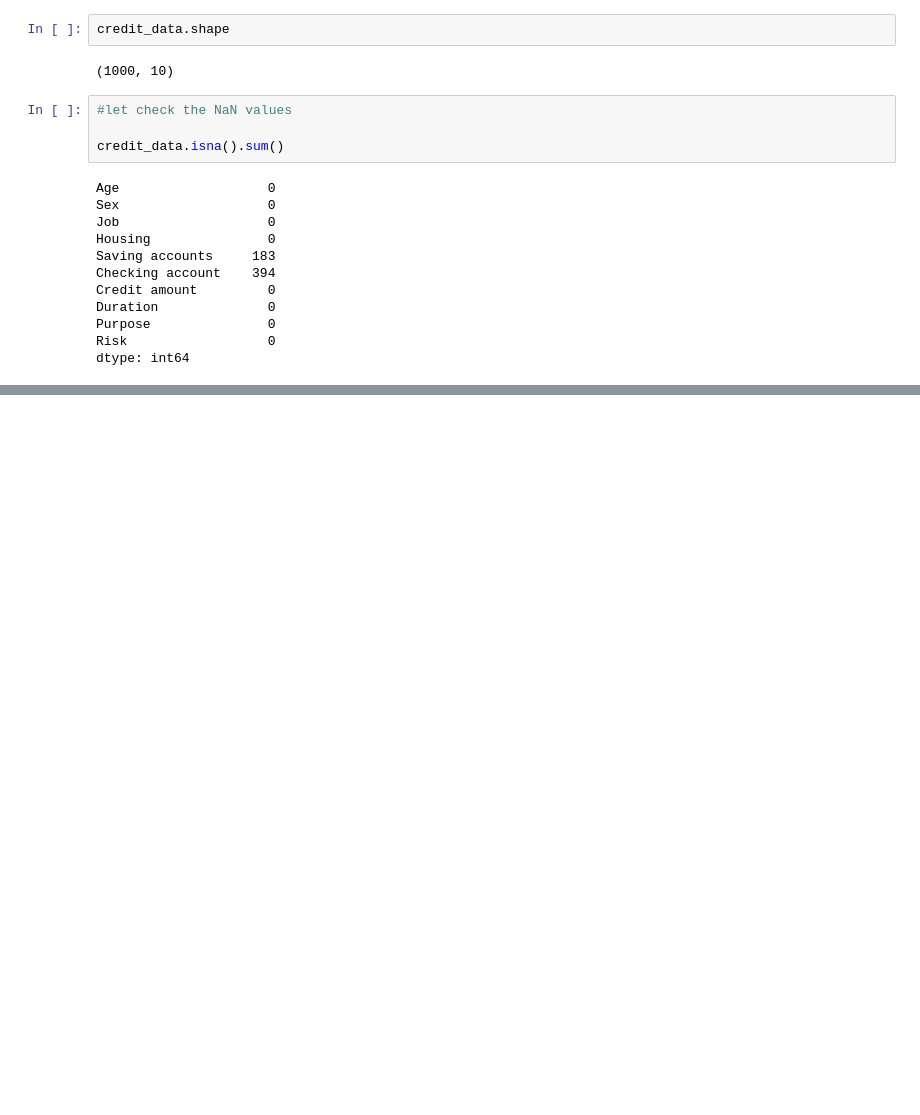
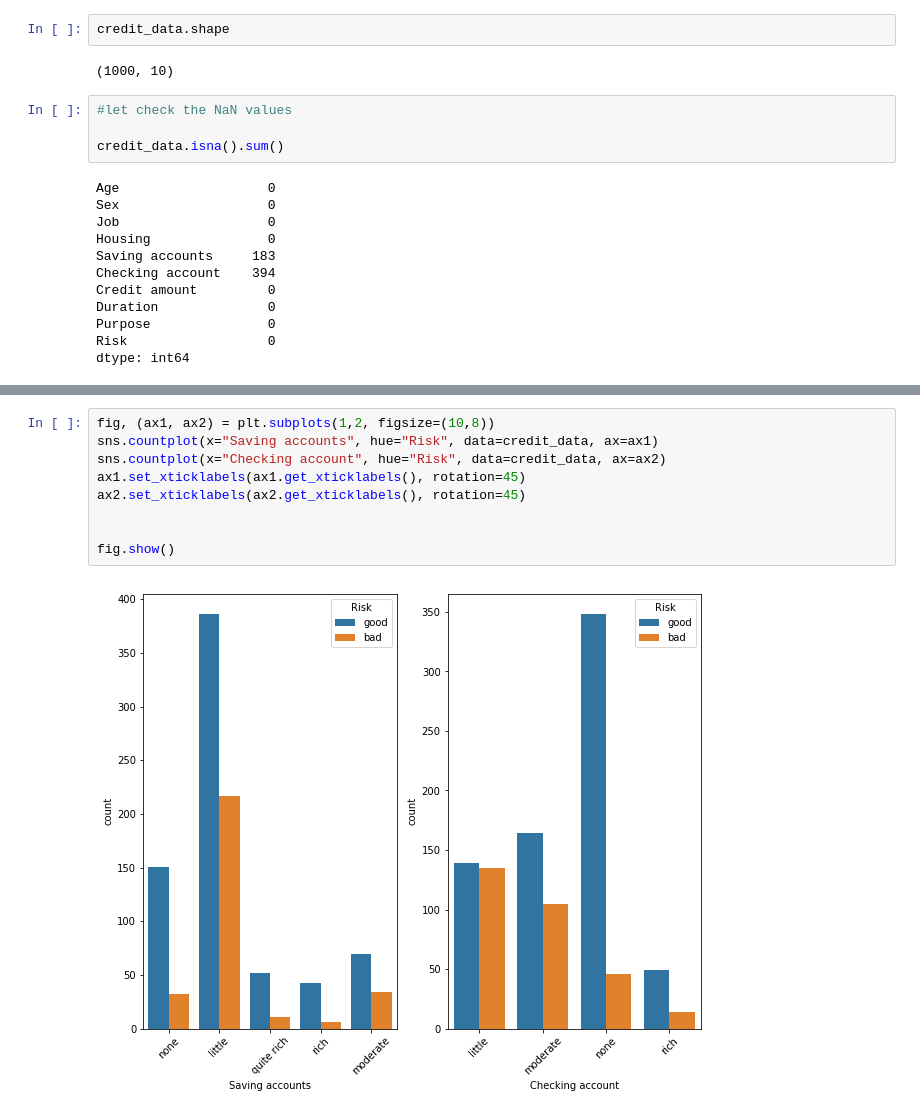
Before and after one commit to rajdmahajan/Credit-risk-modelling, a Jupyter notebook: Credit risk data.ipynb, the cells around one changed output, grey strips where cells are left out. Cells and saved outputs as stored; diff of their text form; blank space fills up the shorter version.

```diff
--- a/Credit risk data.ipynb
+++ b/Credit risk data.ipynb
@@ -88,0 +136,11 @@ dtype: int64
+# %%
+fig, (ax1, ax2) = plt.subplots(1,2, figsize=(10,8))
+sns.countplot(x="Saving accounts", hue="Risk", data=credit_data, ax=ax1)
+sns.countplot(x="Checking account", hue="Risk", data=credit_data, ax=ax2)
+ax1.set_xticklabels(ax1.get_xticklabels(), rotation=45)
+ax2.set_xticklabels(ax2.get_xticklabels(), rotation=45)
+
+
+fig.show()
+# %% [output]
+[figure, added]
```
Also changed, not shown: parts of 21 cells of this notebook.
